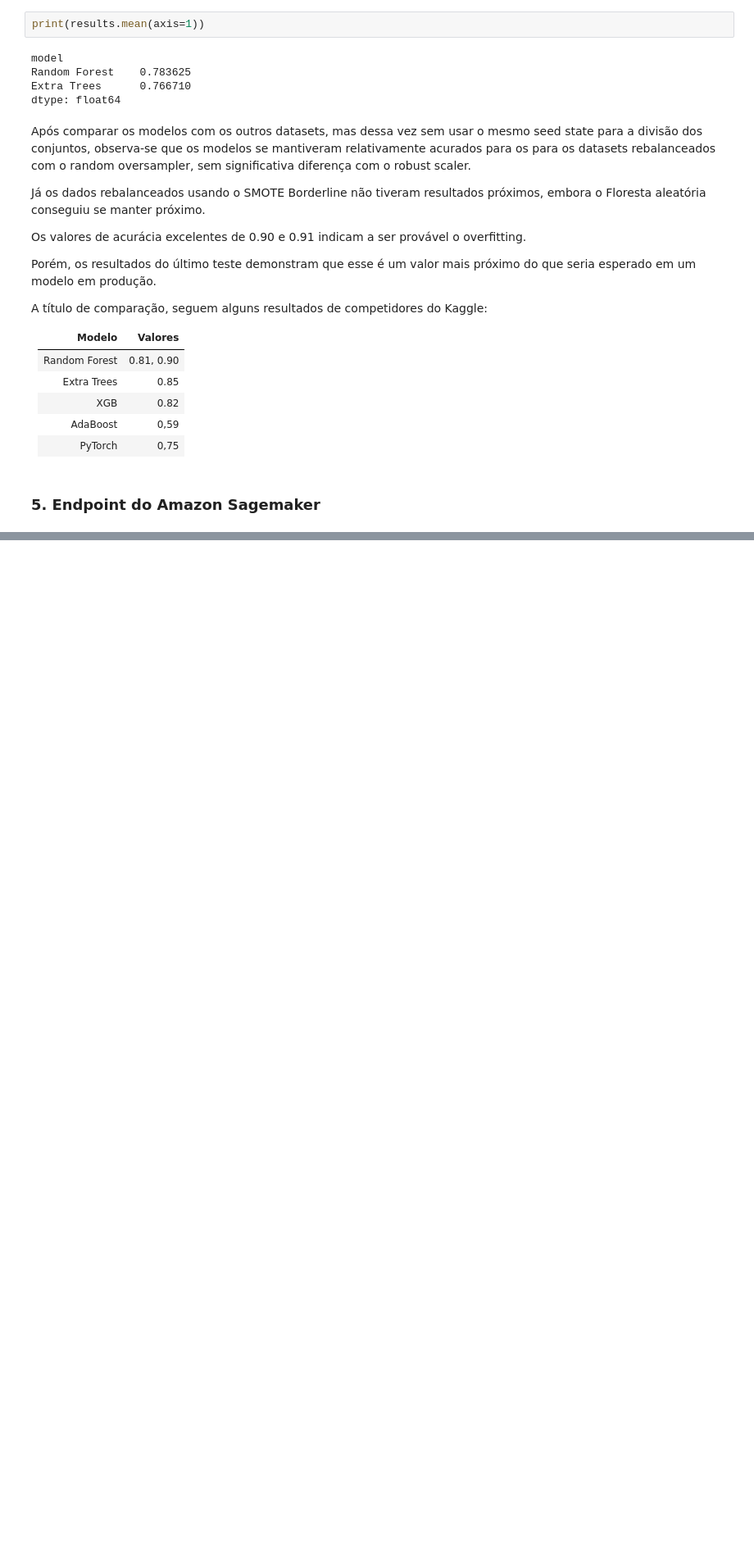
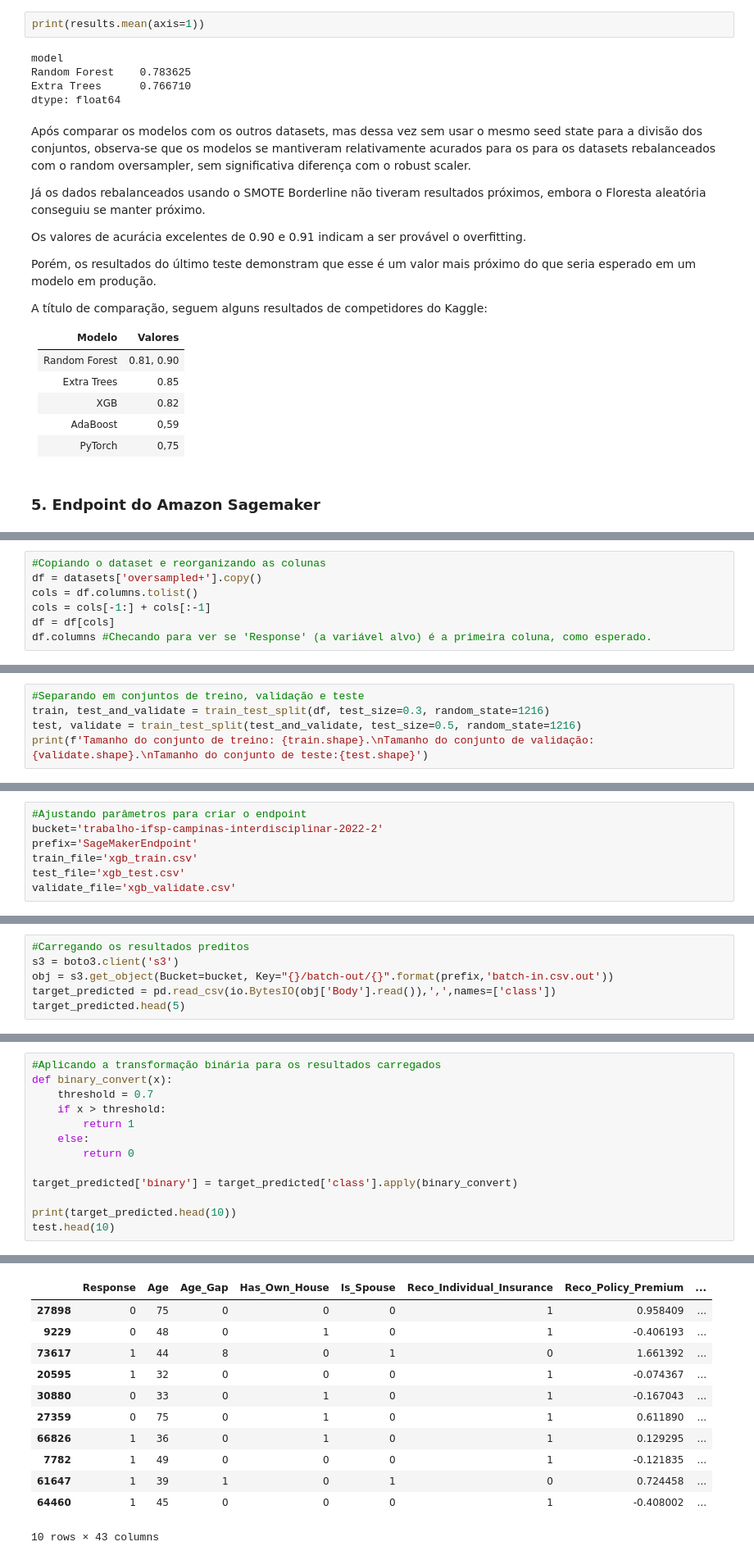
Before and after one commit to o-guilherme/IFSP-Proj-Sem2, a Jupyter notebook: SageMaker_Treinamento_dos_modelos.ipynb, the cells around one changed output, grey strips where cells are left out. Shown: that part at 82% size. Cells and saved outputs as stored; diff of their text form; blank space fills up the shorter version.

```diff
--- a/SageMaker_Treinamento_dos_modelos.ipynb
+++ b/SageMaker_Treinamento_dos_modelos.ipynb
@@ -762,0 +770,7 @@ A título de comparação, seguem alguns resultados de competidores do Kaggle:
+# %%
+#Copiando o dataset e reorganizando as colunas
+df = datasets['oversampled+'].copy()
+cols = df.columns.tolist()
+cols = cols[-1:] + cols[:-1]
+df = df[cols]
+df.columns #Checando para ver se 'Response' (a variável alvo) é a primeira coluna, como esperado.
@@ -762,0 +793,5 @@ A título de comparação, seguem alguns resultados de competidores do Kaggle:
+# %%
+#Separando em conjuntos de treino, validação e teste
+train, test_and_validate = train_test_split(df, test_size=0.3, random_state=1216)
+test, validate = train_test_split(test_and_validate, test_size=0.5, random_state=1216)
+print(f'Tamanho do conjunto de treino: {train.shape}.\nTamanho do conjunto de validação: {validate.shape}.\nTamanho do conjunto de teste:{test.shape}')
@@ -762,0 +802,7 @@ A título de comparação, seguem alguns resultados de competidores do Kaggle:
+# %%
+#Ajustando parâmetros para criar o endpoint
+bucket='trabalho-ifsp-campinas-interdisciplinar-2022-2'
+prefix='SageMakerEndpoint'
+train_file='xgb_train.csv'
+test_file='xgb_test.csv'
+validate_file='xgb_validate.csv'
@@ -762,0 +927,6 @@ A título de comparação, seguem alguns resultados de competidores do Kaggle:
+# %%
+#Carregando os resultados preditos
+s3 = boto3.client('s3')
+obj = s3.get_object(Bucket=bucket, Key="{}/batch-out/{}".format(prefix,'batch-in.csv.out'))
+target_predicted = pd.read_csv(io.BytesIO(obj['Body'].read()),',',names=['class'])
+target_predicted.head(5)
@@ -762,0 +940,14 @@ A título de comparação, seguem alguns resultados de competidores do Kaggle:
+# %%
+#Aplicando a transformação binária para os resultados carregados
+def binary_convert(x):
+    threshold = 0.7
+    if x > threshold:
+        return 1
+    else:
+        return 0
+
+target_predicted['binary'] = target_predicted['class'].apply(binary_convert)
+
+print(target_predicted.head(10))
+test.head(10)
+# %% [output]
@@ -762,0 +965,12 @@ A título de comparação, seguem alguns resultados de competidores do Kaggle:
+|  | Response | Age | Age_Gap | Has_Own_House | Is_Spouse | Reco_Individual_Insurance | Reco_Policy_Premium | ... |
+| 27898 | 0 | 75 | 0 | 0 | 0 | 1 | 0.958409 | ... |
+| 9229 | 0 | 48 | 0 | 1 | 0 | 1 | -0.406193 | ... |
+| 73617 | 1 | 44 | 8 | 0 | 1 | 0 | 1.661392 | ... |
+| 20595 | 1 | 32 | 0 | 0 | 0 | 1 | -0.074367 | ... |
+| 30880 | 0 | 33 | 0 | 1 | 0 | 1 | -0.167043 | ... |
+| 27359 | 0 | 75 | 0 | 1 | 0 | 1 | 0.611890 | ... |
+| 66826 | 1 | 36 | 0 | 1 | 0 | 1 | 0.129295 | ... |
+| 7782 | 1 | 49 | 0 | 0 | 0 | 1 | -0.121835 | ... |
+| 61647 | 1 | 39 | 1 | 0 | 1 | 0 | 0.724458 | ... |
+| 64460 | 1 | 45 | 0 | 0 | 0 | 1 | -0.408002 | ... |
+10 rows × 43 columns
```
Also changed, not shown: parts of 29 cells of this notebook.
